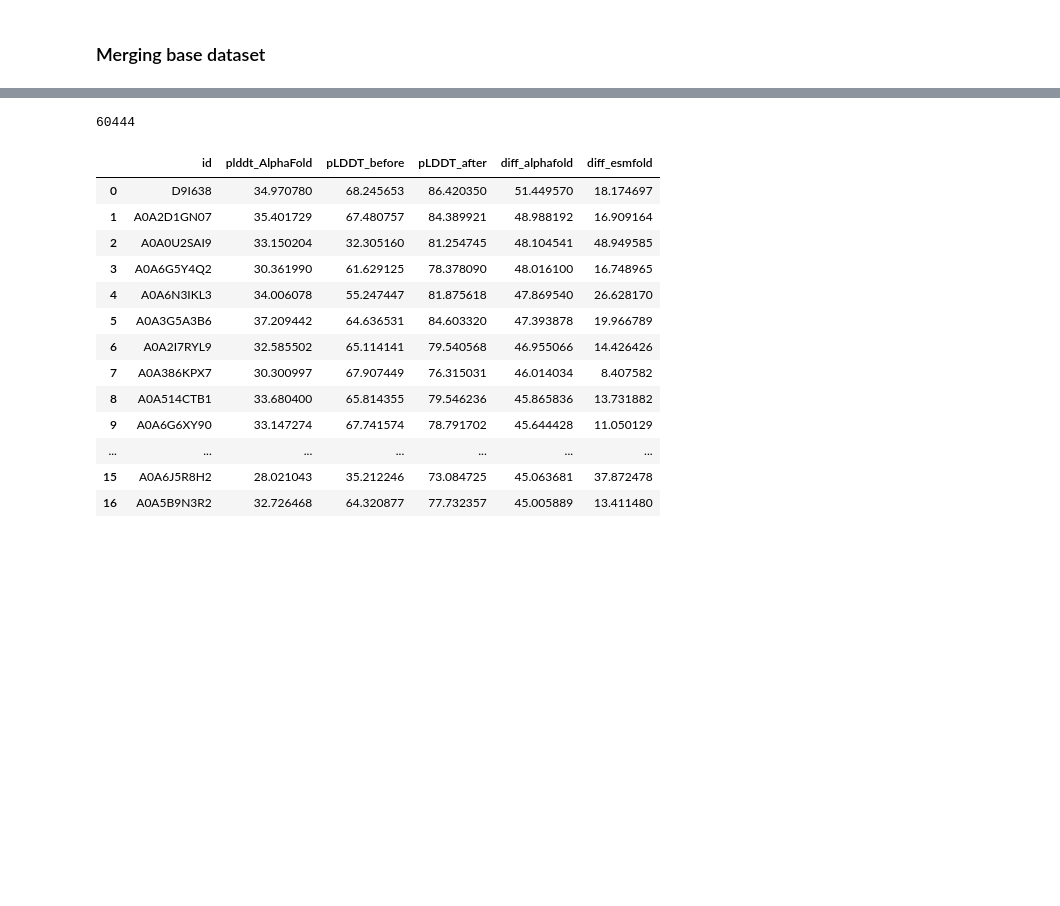
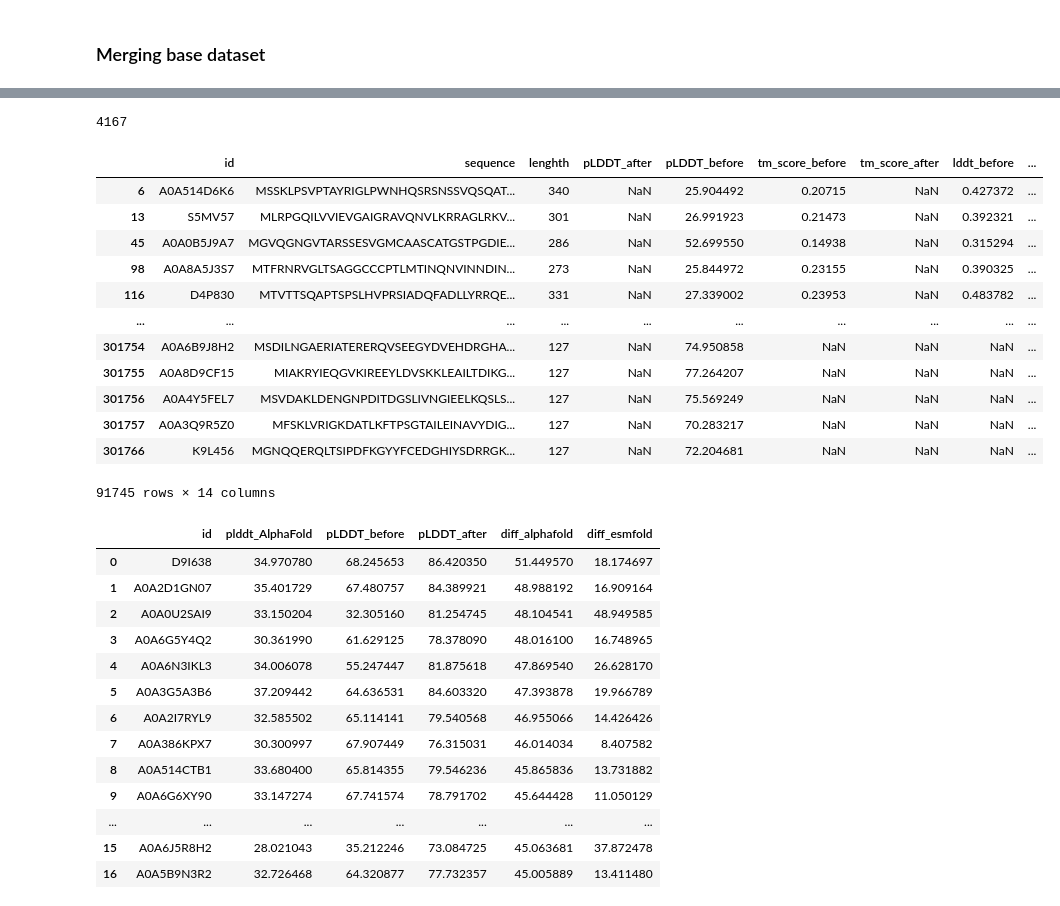
Before and after one commit to pimenol/ProteinTTT, a Jupyter notebook: notebooks/Bfvd_merge.ipynb, the cells around one changed output, grey strips where cells are left out. Cells and saved outputs as stored; diff of their text form; code cells hidden in the pictures; blank space fills up the shorter version.

```diff
--- a/notebooks/Bfvd_merge.ipynb
+++ b/notebooks/Bfvd_merge.ipynb
@@ -121,9 +120,25 @@ df_clean.shape[0], df_clean[~df_clean.id.isin(df.id)].shape[0]
 # %%
-df_clean = df_clean[~df_clean.id.isin(df.id)]
+df_clean = df_clean[~df_clean.id.isin(df.id)].query("lenghth < 400 and lenghth > 30").drop_duplicates('id')
 df_clean.to_csv(CLEAN_DF_PATH, sep="\t", index=False)
 df_clean.shape[0]
 # %% [output]
-60444
+4167
+# %%
+df.query("pLDDT_after.isna()")
+# %% [output]
+|  | id | sequence | lenghth | pLDDT_after | pLDDT_before | tm_score_before | tm_score_after | lddt_before | ... |
+| 6 | A0A514D6K6 | MSSKLPSVPTAYRIGLPWNHQSRSNSSVQSQAT... | 340 | NaN | 25.904492 | 0.20715 | NaN | 0.427372 | ... |
+| 13 | S5MV57 | MLRPGQILVVIEVGAIGRAVQNVLKRRAGLRKV... | 301 | NaN | 26.991923 | 0.21473 | NaN | 0.392321 | ... |
+| 45 | A0A0B5J9A7 | MGVQGNGVTARSSESVGMCAASCATGSTPGDIE... | 286 | NaN | 52.699550 | 0.14938 | NaN | 0.315294 | ... |
+| 98 | A0A8A5J3S7 | MTFRNRVGLTSAGGCCCPTLMTINQNVINNDIN... | 273 | NaN | 25.844972 | 0.23155 | NaN | 0.390325 | ... |
+| 116 | D4P830 | MTVTTSQAPTSPSLHVPRSIADQFADLLYRRQE... | 331 | NaN | 27.339002 | 0.23953 | NaN | 0.483782 | ... |
+| ... | ... | ... | ... | ... | ... | ... | ... | ... | ... |
+| 301754 | A0A6B9J8H2 | MSDILNGAERIATERERQVSEEGYDVEHDRGHA... | 127 | NaN | 74.950858 | NaN | NaN | NaN | ... |
+| 301755 | A0A8D9CF15 | MIAKRYIEQGVKIREEYLDVSKKLEAILTDIKG... | 127 | NaN | 77.264207 | NaN | NaN | NaN | ... |
+| 301756 | A0A4Y5FEL7 | MSVDAKLDENGNPDITDGSLIVNGIEELKQSLS... | 127 | NaN | 75.569249 | NaN | NaN | NaN | ... |
+| 301757 | A0A3Q9R5Z0 | MFSKLVRIGKDATLKFTPSGTAILEINAVYDIG... | 127 | NaN | 70.283217 | NaN | NaN | NaN | ... |
+| 301766 | K9L456 | MGNQQERQLTSIPDFKGYYFCEDGHIYSDRRGK... | 127 | NaN | 72.204681 | NaN | NaN | NaN | ... |
+91745 rows × 14 columns
 # %%
 df['diff_alphafold'] = df['pLDDT_after'] - df['plddt_AlphaFold']
 df['diff_esmfold'] = df['pLDDT_after'] - df['pLDDT_before']
```
Also changed, not shown: parts of 17 cells of this notebook, 1 other file.
